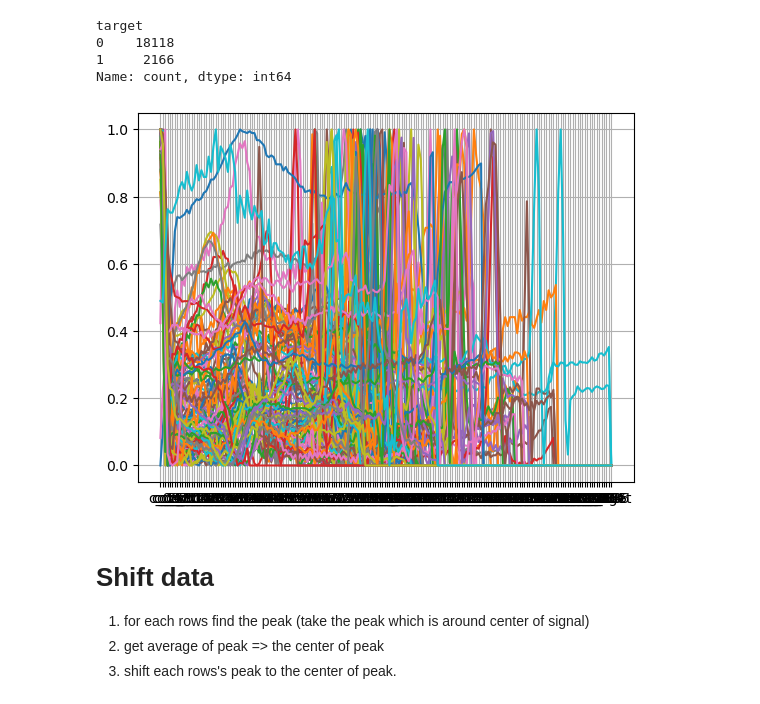
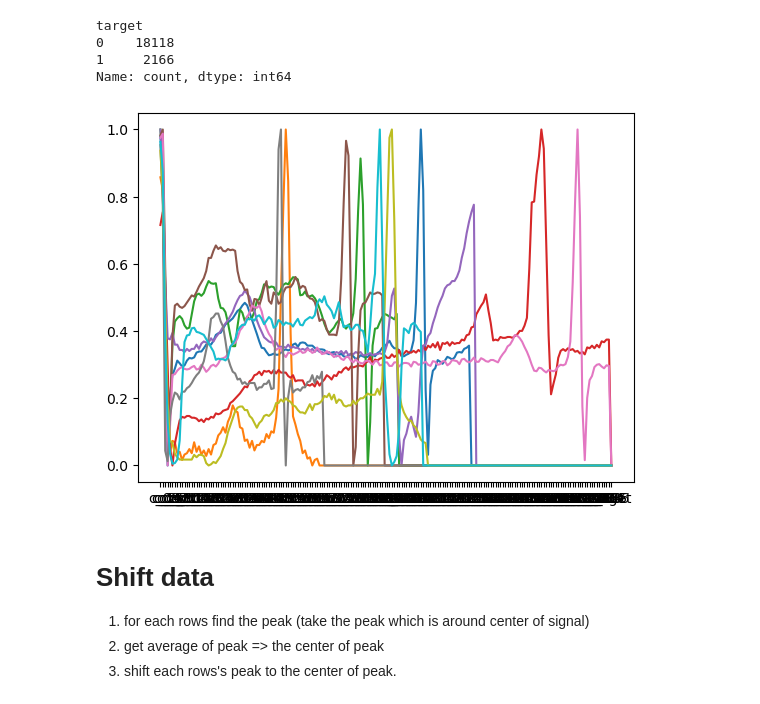
Before and after one commit to Ping-YUAN/heartbeat-analysis-ai, a Jupyter notebook: notebooks/preprocessing_mit_binary_shift_minmax_oversampling.ipynb, the cells around one changed output. Cells and saved outputs as stored; diff of their text form; code cells hidden in the pictures.

```diff
--- a/notebooks/preprocessing_mit_binary_shift_minmax_oversampling.ipynb
+++ b/notebooks/preprocessing_mit_binary_shift_minmax_oversampling.ipynb
@@ -90,7 +90,7 @@ def plotDataAsLine(df, first, count=1):
     for index, row in data.iterrows():
         plt.plot(data.columns, row)
 
-    plt.grid(True)
+    plt.grid(False)
     plt.show()
 # %%
 mitbih_train = pd.read_csv(RawFiles.get('train'), header=None )
@@ -142,10 +142,10 @@ target
 0    18118
 1     2166
 Name: count, dtype: int64
-# %%
-plotDataAsLine(mitbih_train, 0, 100)
-# %% [output]
-[figure, removed]
+# %%
+plotDataAsLine(mitbih_test, 10000, 10)
+# %% [output]
+[figure, added]
 # %% [markdown]
 # Shift data
 1. for each rows find the peak (take the peak which is around center of signal)
```
Also changed, not shown: parts of 7 cells of this notebook, 1 other file.
